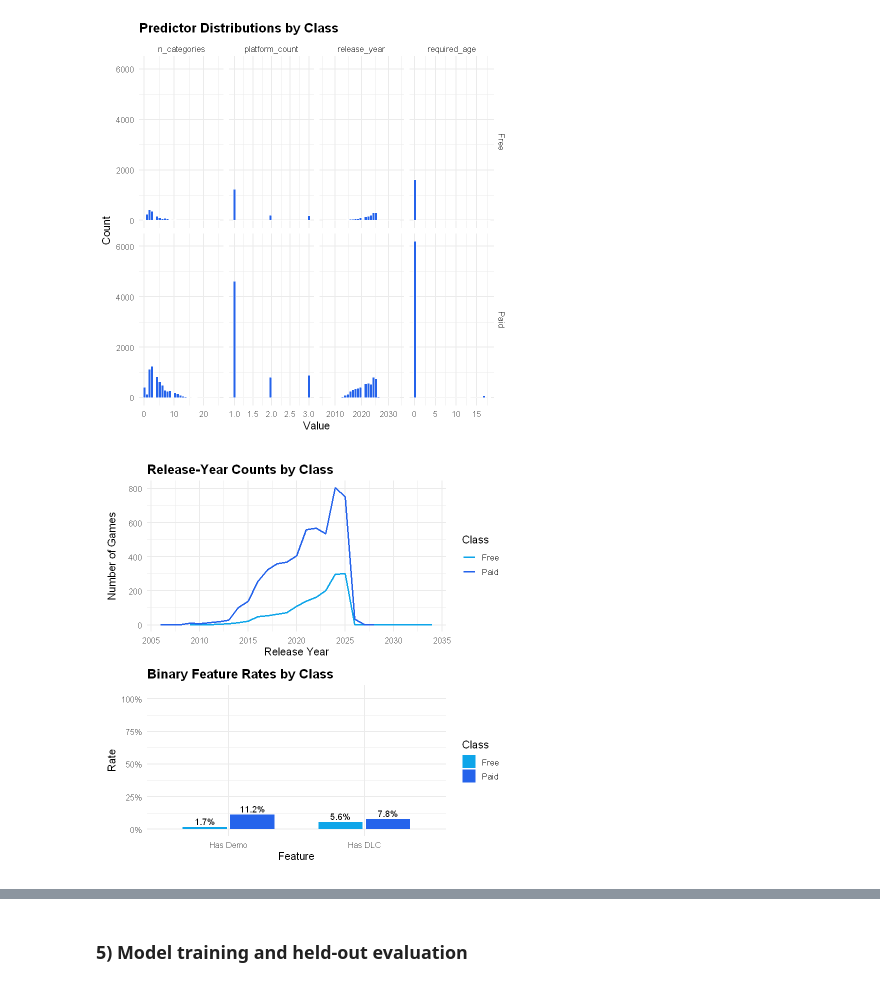
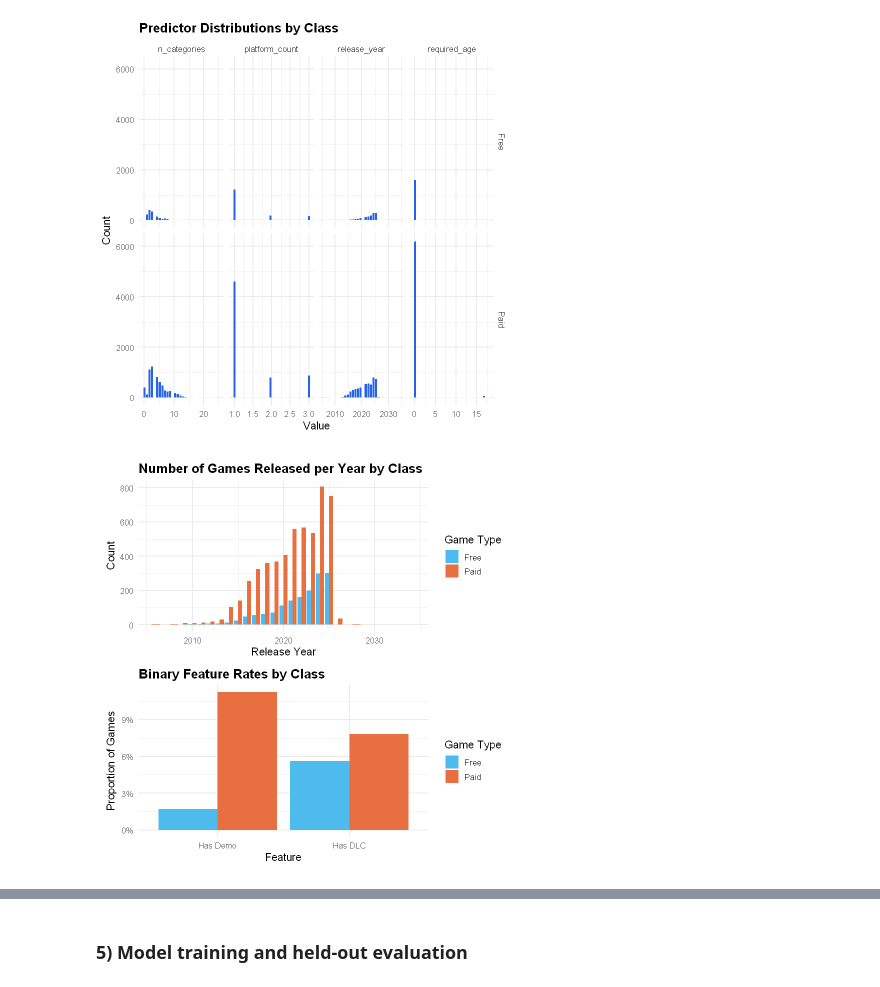
Before and after one commit to UBC-DSCI-310-2025W2/dsci-310-group-15, a Jupyter notebook: src/steam_full_analysis.ipynb, the cells around one changed output, grey strips where cells are left out. Saved outputs shown, nothing was run; the diff lists cells and outputs as text; code cells hidden in the pictures.

```diff
--- a/src/steam_full_analysis.ipynb
+++ b/src/steam_full_analysis.ipynb
@@ -374,48 +142,14 @@ ggplot(numeric_long, aes(x = value)) +
 [figure]
 # %%
 # ---- Additional predictor summaries ----
-release_by_class <- df_model |>
-  filter(release_year > 0) |>
-  count(release_year, is_free)
+target_summary_result <- run_target_summary_plots(
+  input_data_dir = data_dir,
+  output_object_dir = results_dir,
+  output_figure_dir = results_dir
+)
 
-p_release <- ggplot(release_by_class, aes(x = release_year, y = n, color = is_free)) +
-  geom_line(linewidth = 1) +
-  scale_color_manual(values = c("Free" = "#0EA5E9", "Paid" = "#2563EB")) +
-  labs(
-    title = "Release-Year Counts by Class",
-    x = "Release Year",
-    y = "Number of Games",
-    color = "Class"
-  )
-
-binary_rates <- df_model |>
-  group_by(is_free) |>
-  summarise(
-    `Has DLC` = mean(has_dlc),
-    `Has Demo` = mean(has_demo),
-    .groups = "drop"
-  ) |>
-  pivot_longer(cols = -is_free, names_to = "feature", values_to = "rate")
-
-p_binary <- ggplot(binary_rates, aes(x = feature, y = rate, fill = is_free)) +
-  geom_col(position = position_dodge(width = 0.7), width = 0.65) +
-  geom_text(
-    aes(label = scales::percent(rate, accuracy = 0.1)),
-    position = position_dodge(width = 0.7),
-    vjust = -0.35,
-    size = 3.8
-  ) +
-  scale_fill_manual(values = c("Free" = "#0EA5E9", "Paid" = "#2563EB")) +
-  scale_y_continuous(labels = scales::percent, limits = c(0, 1.05)) +
-  labs(
-    title = "Binary Feature Rates by Class",
-    x = "Feature",
-    y = "Rate",
-    fill = "Class"
-  )
-
-p_release / p_binary
+target_summary_result$target_summary_plot
 # %% [output]
-[figure, old version]
+[figure, new version]
 # %%
 # ---- Category-level predictive signals ----
```
Also changed, not shown: parts of 10 cells of this notebook, 52 other files.
